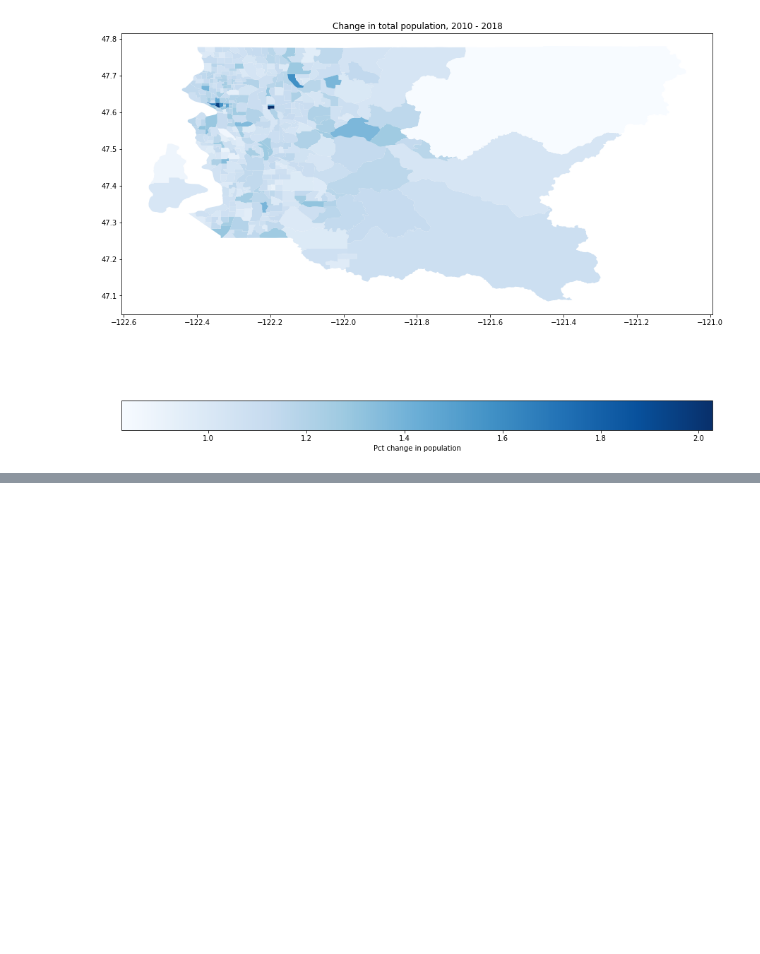
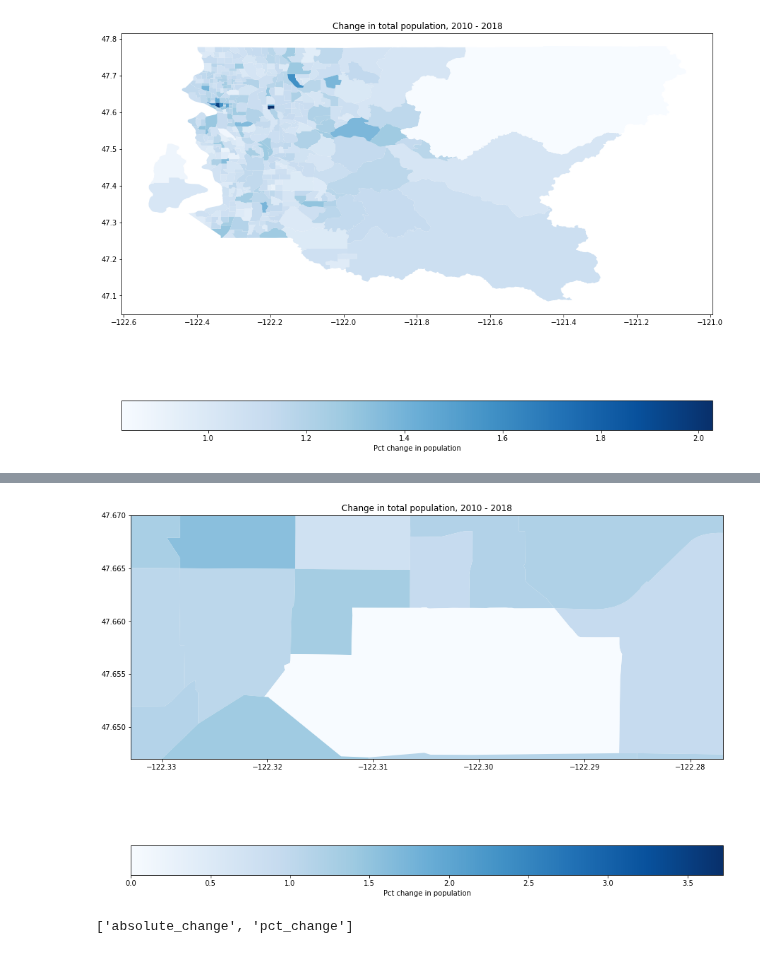
Before and after one commit to beatrixkh/explore_census_2020_dp, a Jupyter notebook: explore/checkout_population_characteristics/2020_05_14_quantify_2010_2018_population_change_WA.ipynb, the cells around one changed output, grey strips where cells are left out. Saved outputs shown, nothing was run; the diff lists cells and outputs as text; code cells hidden in the pictures; blank space fills up the shorter version.

```diff
--- a/explore/checkout_population_characteristics/2020_05_14_quantify_2010_2018_population_change_WA.ipynb
+++ b/explore/checkout_population_characteristics/2020_05_14_quantify_2010_2018_population_change_WA.ipynb
@@ -308,0 +382,18 @@ plt.show()
+# %%
+fig, ax = plt.subplots(figsize = (15,15))
+
+ax.set_xlim(-122.332927, -122.276884)
+ax.set_ylim(47.647, 47.67)
+
+plt.title('Change in total population, 2010 - 2018')
+
+shapes.plot(ax=ax, column='pct_change_0_14', cmap = 'Blues',
+            legend = True,
+            legend_kwds={'label': "Pct change in population",'orientation': "horizontal"})
+plt.show()
+# %% [output]
+[figure, added]
+# %%
+os.listdir('/home/j/Project/simulation_science/covid/data/census_data/population_change_around_UW_2010-2018_viz')
+# %% [output]
+['absolute_change', 'pct_change']
```
Also changed, not shown: parts of 13 cells of this notebook.
